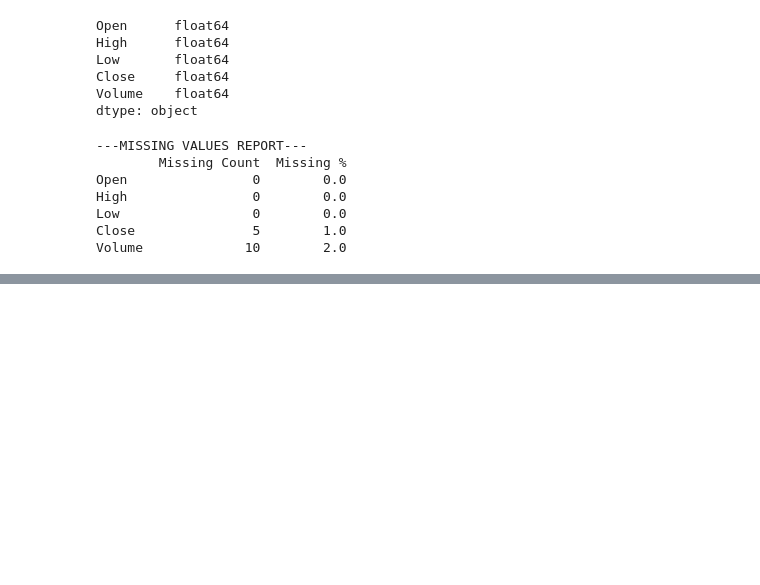
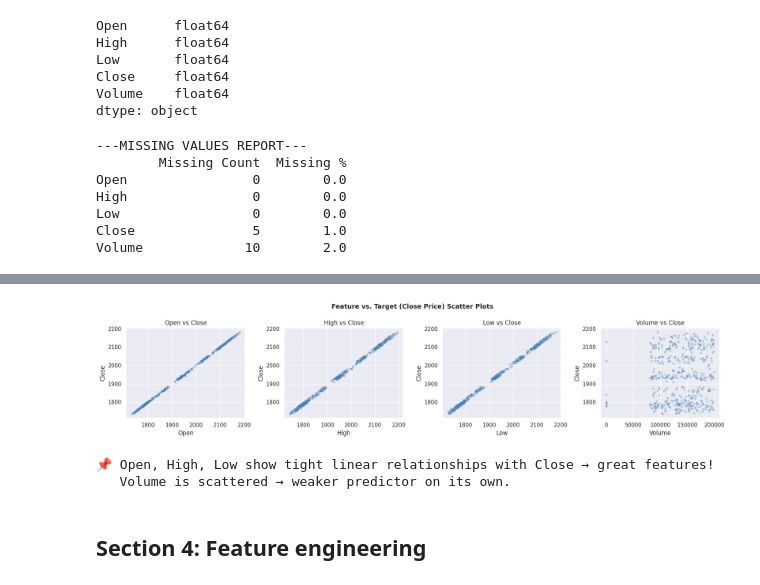
Before and after one commit to arapkorir1/ml-mastery-portfolio, a Jupyter notebook: notebooks/01_Phase1_XAUUSD_Regression.ipynb, the cells around one changed output, grey strips where cells are left out. Saved outputs shown, nothing was run; the diff lists cells and outputs as text; code cells hidden in the pictures; blank space fills up the shorter version.

```diff
--- a/notebooks/01_Phase1_XAUUSD_Regression.ipynb
+++ b/notebooks/01_Phase1_XAUUSD_Regression.ipynb
@@ -97,0 +190,23 @@ max    2181.27  2196.30  2180.29  2182.40  199664.00
+# %%
+#Chart 4: Scatter Plots
+features = ['Open', 'High', 'Low', 'Volume']
+fig, axes = plt.subplots(1, 4, figsize=(18, 4))
+
+for i, feat in enumerate(features):
+    axes[i].scatter(df[feat], df['Close'], alpha=0.3, s=10, color='steelblue')
+    axes[i].set_xlabel(feat)
+    axes[i].set_ylabel('Close')
+    axes[i].set_title(f'{feat} vs Close')
+
+plt.suptitle('Feature vs. Target (Close Price) Scatter Plots', fontsize=13, fontweight='bold')
+plt.tight_layout()
+plt.show()
+
+print('📌 Open, High, Low show tight linear relationships with Close → great features!')
+print('   Volume is scattered → weaker predictor on its own.')
+# %% [output]
+[figure, added]
+📌 Open, High, Low show tight linear relationships with Close → great features!
+   Volume is scattered → weaker predictor on its own.
+# %% [markdown]
+## **Section 4: Feature engineering**
```
Also changed, not shown: parts of 7 cells of this notebook.
